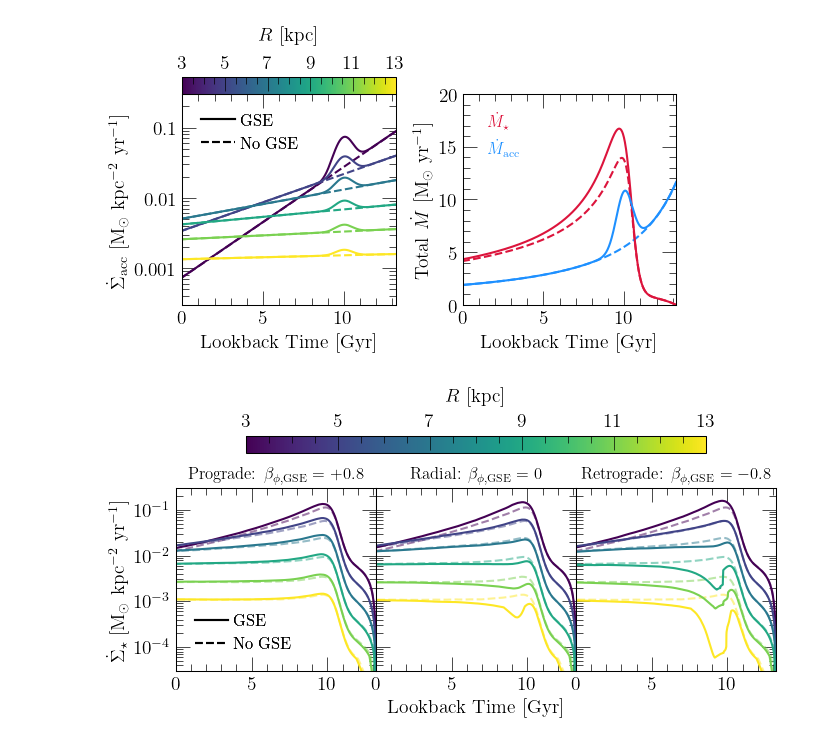
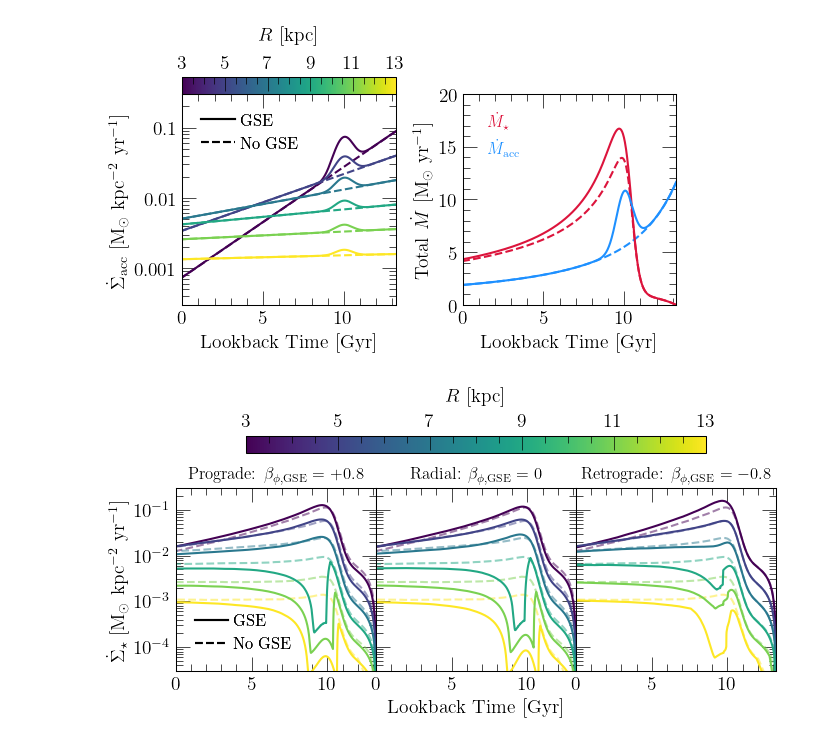
Before and after one commit to giganano/merger-flows, a Jupyter notebook: notebooks/evol.ipynb, the cells around one changed output. Saved outputs shown, nothing was run; the diff lists cells and outputs as text; code cells hidden in the pictures.

```diff
--- a/notebooks/evol.ipynb
+++ b/notebooks/evol.ipynb
@@ -119,8 +119,11 @@ plt.show()
 # %%
 outputs = [
     "../outputs/expifr/amd/base",
-    "../outputs/expifr_gse/amd/tacc3p2/massratio3/expsigma/gsebetaphiin+0p8",
-    "../outputs/expifr_gse/amd/tacc3p2/massratio3/expsigma/gsebetaphiin+0",
+    # "../outputs/expifr_gse/amd/tacc3p2/massratio3/expsigma/gsebetaphiin+0p8",
+    # "../outputs/expifr_gse/amd/tacc3p2/massratio3/constsigma/gsebetaphiin-0p8",
+    # "../outputs/expifr_gse/amd/tacc3p2/massratio3/expsigma/gsebetaphiin+0",
+    "../outputs/expifr_gse/amd/tacc3p2/massratio3/expsigma/gsebetaphiin-0p8-rscale4",
+    "../outputs/expifr_gse/amd/tacc3p2/massratio3/expsigma/gsebetaphiin-0p8-rscale6",
     "../outputs/expifr_gse/amd/tacc3p2/massratio3/expsigma/gsebetaphiin-0p8"
 ]
 outputs = [vice.output(name) for name in outputs]
@@ -178,32 +181,33 @@ def plot_local_sfh(ax, output, radius, zone_width = 0.1, **kwargs):
     ax.plot(zone.history["lookback"], sfh, **kwargs)
 
 for i in range(len(axes)):
     for j in range(len(RADII)):
         kwargs = {
             "c": cmap.to_rgba(RADII[j]),
             "linestyle": "--",
             "alpha": 0.5
         }
         plot_local_sfh(axes[i], outputs[0], RADII[j], **kwargs)
 
 for i in range(1, len(outputs)):
     for j in range(len(RADII)):
         kwargs = {"c": cmap.to_rgba(RADII[j])}
+        if i in [1, 2]: kwargs["zone_width"] = 1
         plot_local_sfh(axes[i - 1], outputs[i], RADII[j], **kwargs)
 
 
 plt.tight_layout()
 plt.subplots_adjust(wspace = 0, top = 0.7)
 cbar_ax.set_position([
     axes[0].get_position().x0 + 0.1,
     axes[0].get_position().y1 + 0.1,
     axes[-1].get_position().x1 - axes[0].get_position().x0 - 0.2,
     0.05
 ])
 for ext in ["pdf", "jpeg"]:
     kwargs = {}
     if ext == "jpeg": kwargs["dpi"] = 200
-    plt.savefig("./evol/sfrs-prograde-radial-retrograde.%s" % (ext), **kwargs)
+    # plt.savefig("./evol/sfrs-prograde-radial-retrograde.%s" % (ext), **kwargs)
 plt.show()
 # %% [output]
-[figure, old version]
+[figure, new version]
```
Also changed, not shown: 13 other files.
